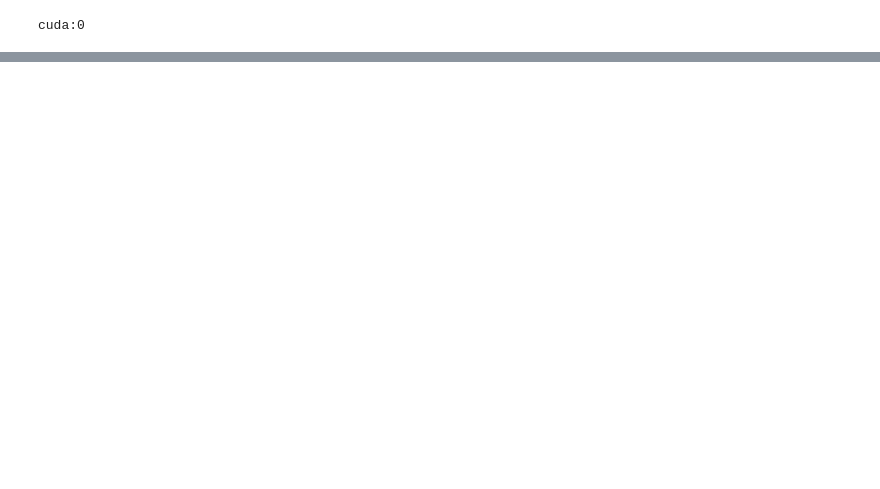
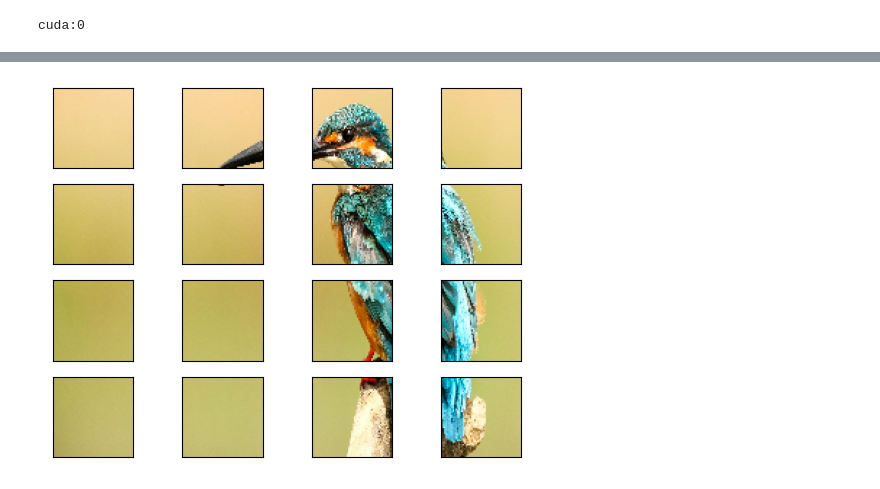
Before and after one commit to hykhhijk/PaperImplemenataion, a Jupyter notebook: ViT/ViT.ipynb, the cells around one changed output, grey strips where cells are left out. Cells and saved outputs as stored; diff of their text form; code cells hidden in the pictures; blank space fills up the shorter version.

```diff
--- a/ViT/ViT.ipynb
+++ b/ViT/ViT.ipynb
@@ -58,0 +101,9 @@ torch.Size([16, 9408, 16])
+# %%
+fig, axes = plt.subplots(4,4)
+axes = axes.flatten()
+for i in range(16):
+    axes[i].axes.xaxis.set_ticks([])
+    axes[i].axes.yaxis.set_ticks([])
+    axes[i].imshow(y[0][i])
+# %% [output]
+[figure, added]
```
Also changed, not shown: parts of 13 cells of this notebook.
